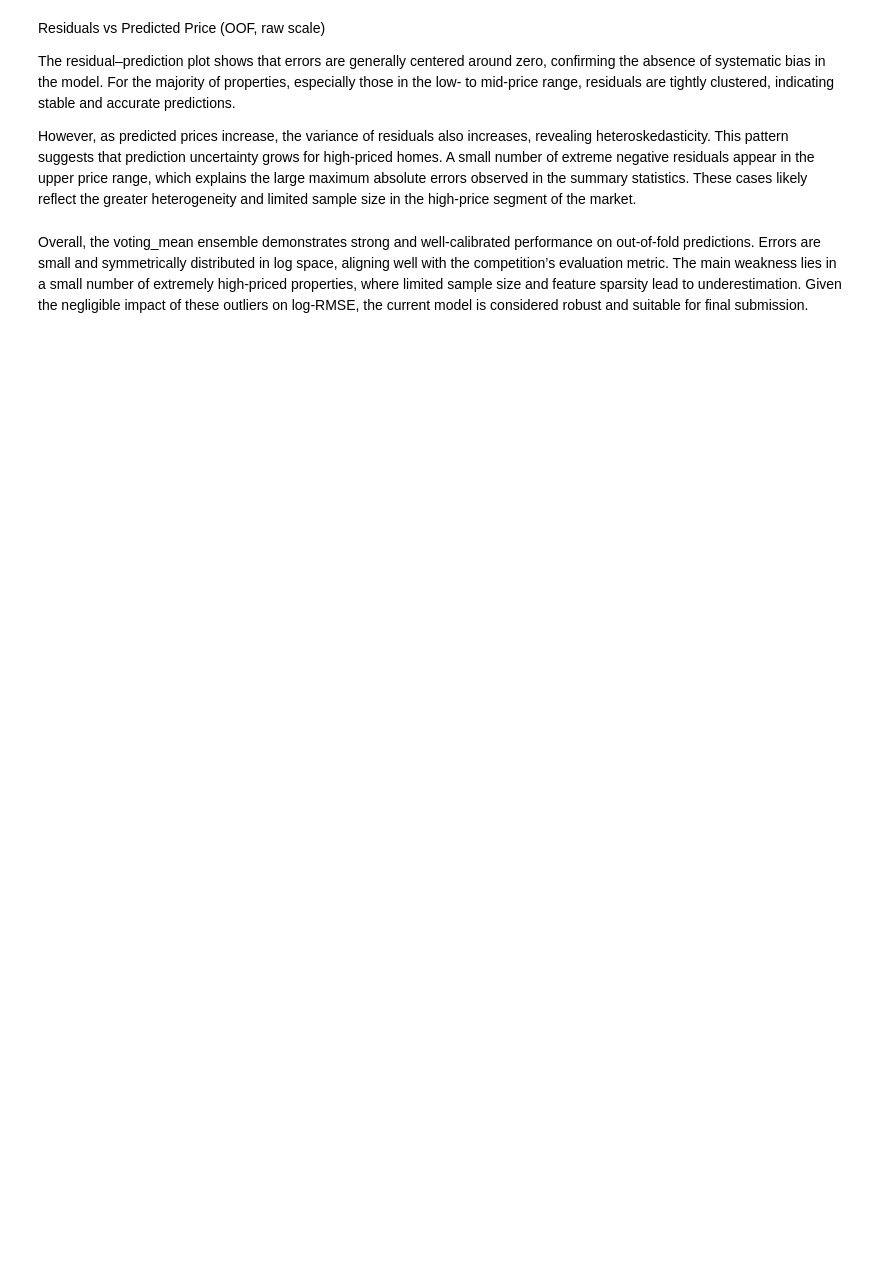
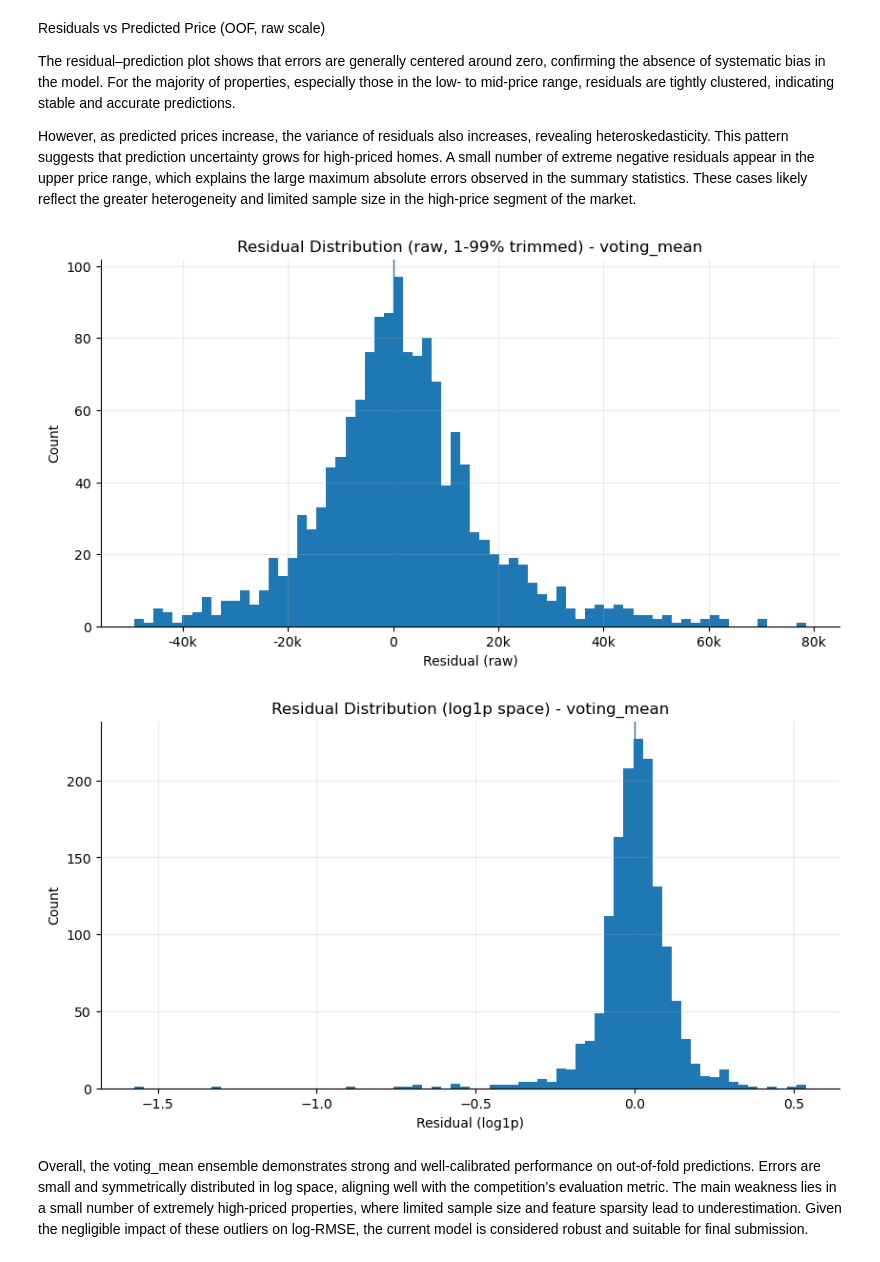
Before and after one commit to wangz99-crypto/house-prices-ml-pipeline, a Jupyter notebook: notebooks/02_model_analysis/error_analysis_oof_interactive.ipynb, the cells around one changed output. Cells and saved outputs as stored; diff of their text form; code cells hidden in the pictures; blank space fills up the shorter version.

```diff
--- a/notebooks/02_model_analysis/error_analysis_oof_interactive.ipynb
+++ b/notebooks/02_model_analysis/error_analysis_oof_interactive.ipynb
@@ -340,33 +311,31 @@ However, as predicted prices increase, the variance of residuals also increases,
 # %%
 # ============================================
 # Cell 5 — Residual distributions (raw + log)
 # ============================================
 
 # --- raw residual: long tail, show trimmed view for readability ---
 lo, hi = np.quantile(df["residual_raw"], [0.01, 0.99])
+trimmed = df[(df["residual_raw"] >= lo) & (df["residual_raw"] <= hi)]
 
-fig1 = px.histogram(
-    df,
-    x="residual_raw",
-    nbins=70,
-    title=f"Residual Distribution (raw, 1–99% trimmed) — {MODEL}",
-)
-fig1.update_xaxes(range=[lo, hi], title="Residual (raw)")
-fig1.update_layout(yaxis_title="Count", bargap=0.05)
-add_zero_line(fig1, "x")
-fig1.show()
+plt.figure()
+plt.hist(trimmed["residual_raw"], bins=70)
+plt.axvline(0, linewidth=1)
+plt.title(f"Residual Distribution (raw, 1-99% trimmed) - {MODEL}")
+plt.xlabel("Residual (raw)")
+plt.ylabel("Count")
+plt.gca().xaxis.set_major_formatter(FuncFormatter(money_k))
+plt.show()
 
-# --- log residual: aligns with competition metric ---
-fig2 = px.histogram(
-    df,
-    x="residual_log",
-    nbins=70,
-    title=f"Residual Distribution (log1p target space) — {MODEL}",
-)
-fig2.update_xaxes(title="Residual (log1p)")
-fig2.update_layout(yaxis_title="Count", bargap=0.05)
-add_zero_line(fig2, "x")
-fig2.show()
+plt.figure()
+plt.hist(df["residual_log"], bins=70)
+plt.axvline(0, linewidth=1)
+plt.title(f"Residual Distribution (log1p space) - {MODEL}")
+plt.xlabel("Residual (log1p)")
+plt.ylabel("Count")
+plt.show()
+# %% [output]
+[figure, added]
+[figure, added]
 # %% [markdown]
 Overall, the voting_mean ensemble demonstrates strong and well-calibrated performance on out-of-fold predictions.
 Errors are small and symmetrically distributed in log space, aligning well with the competition’s evaluation metric.
```
Also changed, not shown: parts of 7 cells of this notebook.
